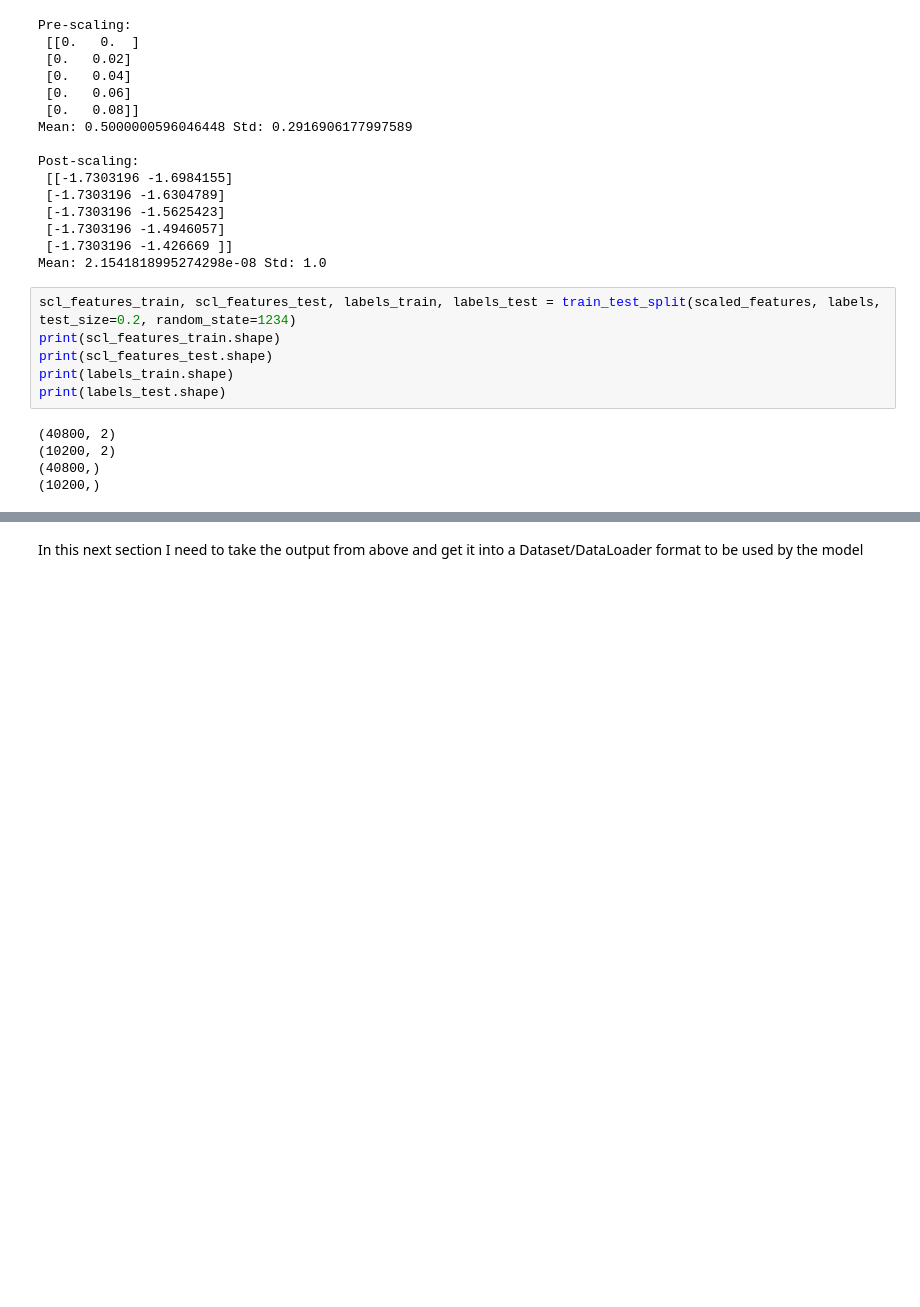
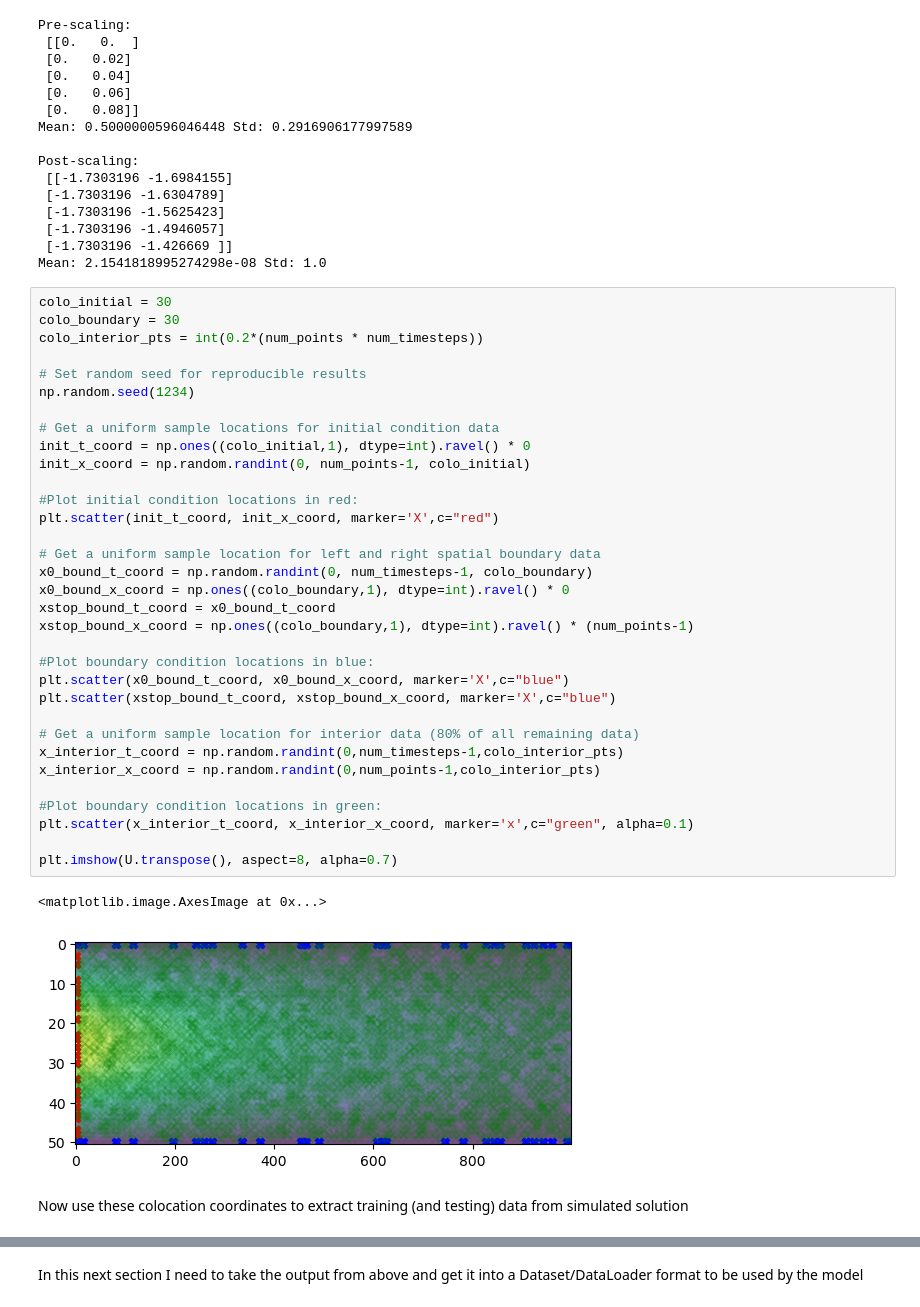
Before and after one commit to harrymchugh/pinns, a Jupyter notebook: src/1d-heat-animation-PINN.ipynb, the cells around one changed output, grey strips where cells are left out. Cells and saved outputs as stored; diff of their text form; blank space fills up the shorter version.

```diff
--- a/src/1d-heat-animation-PINN.ipynb
+++ b/src/1d-heat-animation-PINN.ipynb
@@ -154,14 +156,41 @@ Post-scaling:
  [-1.7303196 -1.4946057]
  [-1.7303196 -1.426669 ]]
 Mean: 2.1541818995274298e-08 Std: 1.0
-# %%
-scl_features_train, scl_features_test, labels_train, labels_test = train_test_split(scaled_features, labels, test_size=0.2, random_state=1234)
-print(scl_features_train.shape)
-print(scl_features_test.shape)
-print(labels_train.shape)
-print(labels_test.shape)
-# %% [output]
-(40800, 2)
-(10200, 2)
-(40800,)
-(10200,)
+# %%
+colo_initial = 30
+colo_boundary = 30
+colo_interior_pts = int(0.2*(num_points * num_timesteps))
+
+# Set random seed for reproducible results
+np.random.seed(1234)
+
+# Get a uniform sample locations for initial condition data
+init_t_coord = np.ones((colo_initial,1), dtype=int).ravel() * 0
+init_x_coord = np.random.randint(0, num_points-1, colo_initial)
+
+#Plot initial condition locations in red:
+plt.scatter(init_t_coord, init_x_coord, marker='X',c="red")
+
+# Get a uniform sample location for left and right spatial boundary data
+x0_bound_t_coord = np.random.randint(0, num_timesteps-1, colo_boundary)
+x0_bound_x_coord = np.ones((colo_boundary,1), dtype=int).ravel() * 0
+xstop_bound_t_coord = x0_bound_t_coord
+xstop_bound_x_coord = np.ones((colo_boundary,1), dtype=int).ravel() * (num_points-1)
+
+#Plot boundary condition locations in blue:
+plt.scatter(x0_bound_t_coord, x0_bound_x_coord, marker='X',c="blue")
+plt.scatter(xstop_bound_t_coord, xstop_bound_x_coord, marker='X',c="blue")
+
+# Get a uniform sample location for interior data (80% of all remaining data)
+x_interior_t_coord = np.random.randint(0,num_timesteps-1,colo_interior_pts)
+x_interior_x_coord = np.random.randint(0,num_points-1,colo_interior_pts)
+
+#Plot boundary condition locations in green:
+plt.scatter(x_interior_t_coord, x_interior_x_coord, marker='x',c="green", alpha=0.1)
+
+plt.imshow(U.transpose(), aspect=8, alpha=0.7)
+# %% [output]
+<matplotlib.image.AxesImage at 0x...>
+[figure, added]
+# %% [markdown]
+Now use these colocation coordinates to extract training (and testing) data from simulated solution
```
Also changed, not shown: parts of 20 cells of this notebook, 3 other files.
